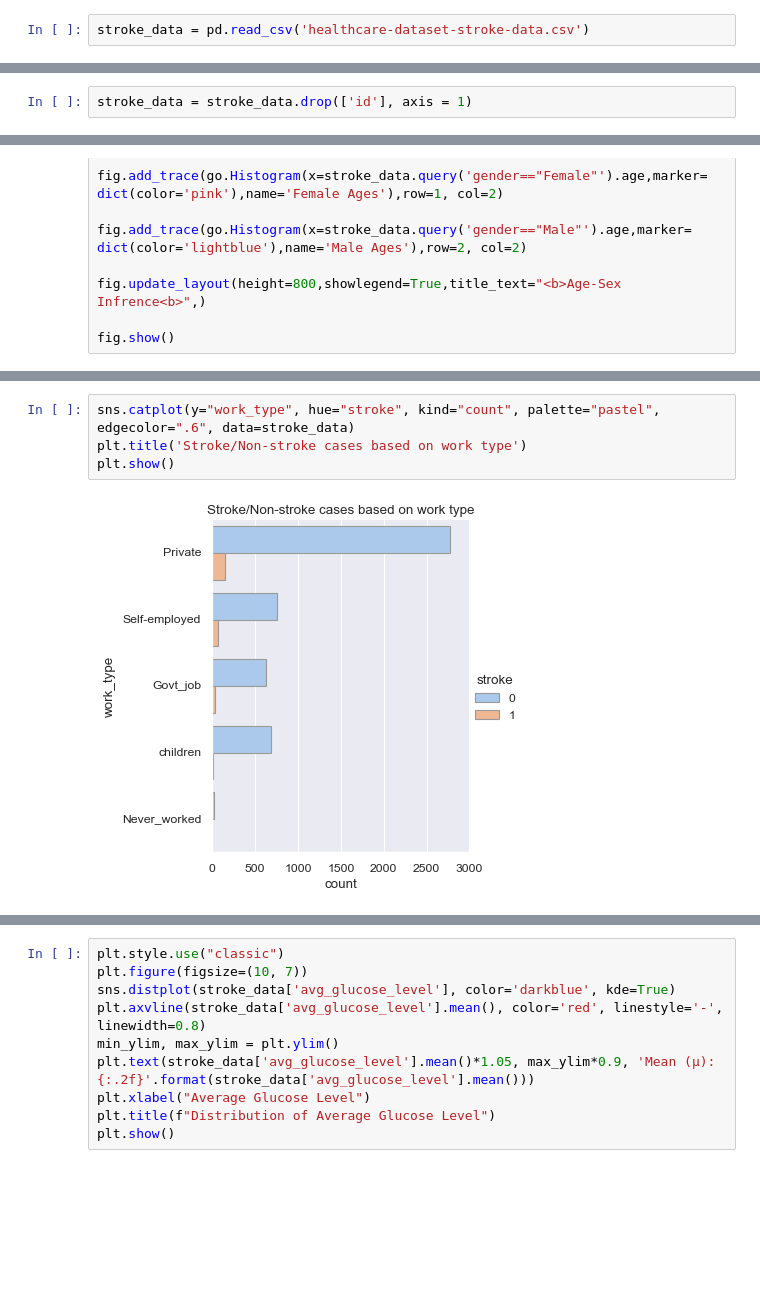
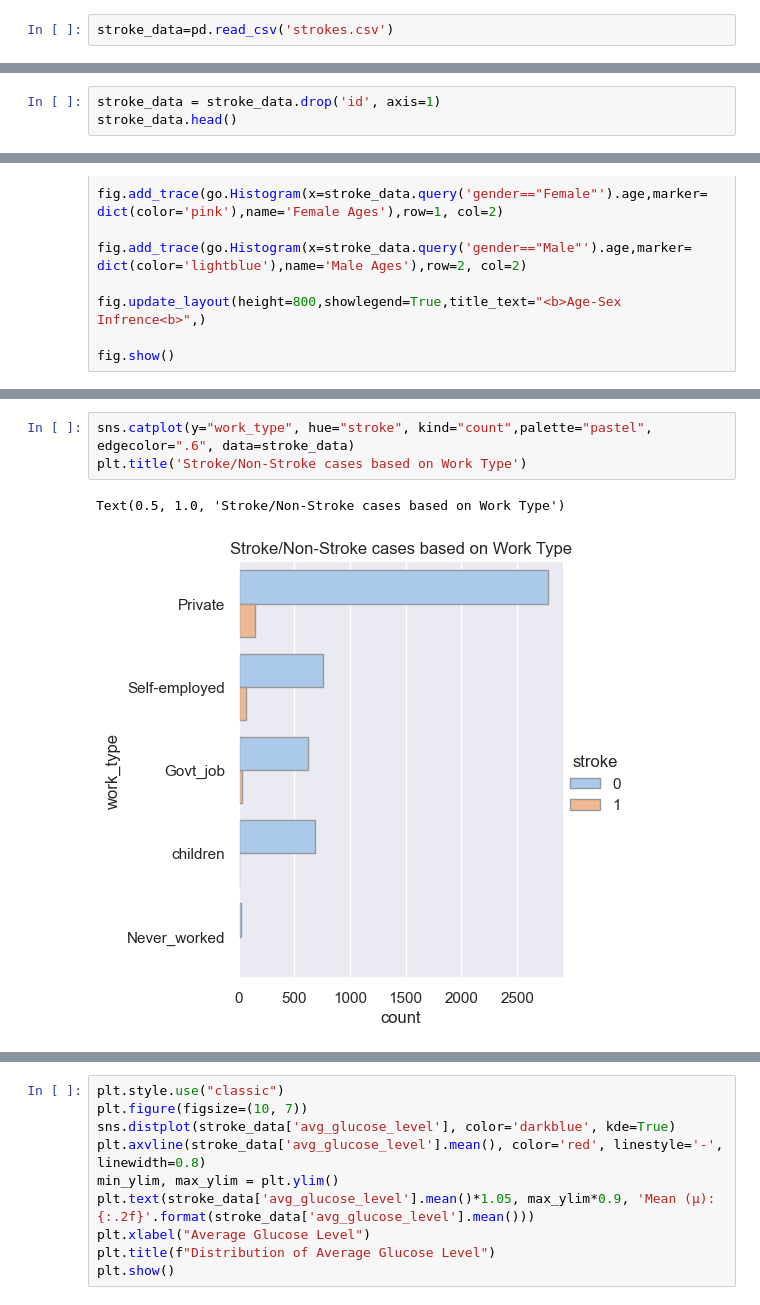
Before and after one commit to gracygulati7/APSC, a Jupyter notebook: Stroke/Stroke.ipynb, the cells around one changed output, grey strips where cells are left out. Saved outputs shown, nothing was run; the diff lists cells and outputs as text; blank space fills up the shorter version.

```diff
--- a/Stroke/Stroke.ipynb
+++ b/Stroke/Stroke.ipynb
@@ -12,5 +12,5 @@ from plotly.subplots import make_subplots
 import warnings
 warnings.filterwarnings('ignore')
 # %%
-stroke_data = pd.read_csv('healthcare-dataset-stroke-data.csv')
+stroke_data=pd.read_csv('strokes.csv')
 # %% [markdown]
@@ -83,2 +83,3 @@ stroke_data.shape
 # %%
-stroke_data = stroke_data.drop(['id'], axis = 1)
+stroke_data = stroke_data.drop('id', axis=1)
+stroke_data.head()
@@ -268,7 +261,7 @@ fig = plt.pie([married['Yes'],married['No']],labels=['Married','Not Married'],au
 # %%
-sns.catplot(y="work_type", hue="stroke", kind="count", palette="pastel", edgecolor=".6", data=stroke_data)
-plt.title('Stroke/Non-stroke cases based on work type')
-plt.show()
+sns.catplot(y="work_type", hue="stroke", kind="count",palette="pastel", edgecolor=".6", data=stroke_data)
+plt.title('Stroke/Non-Stroke cases based on Work Type')
 # %% [output]
+Text(0.5, 1.0, 'Stroke/Non-Stroke cases based on Work Type')
-[figure, old version]
+[figure, new version]
 # %%
```
Also changed, not shown: parts of 63 cells of this notebook.
